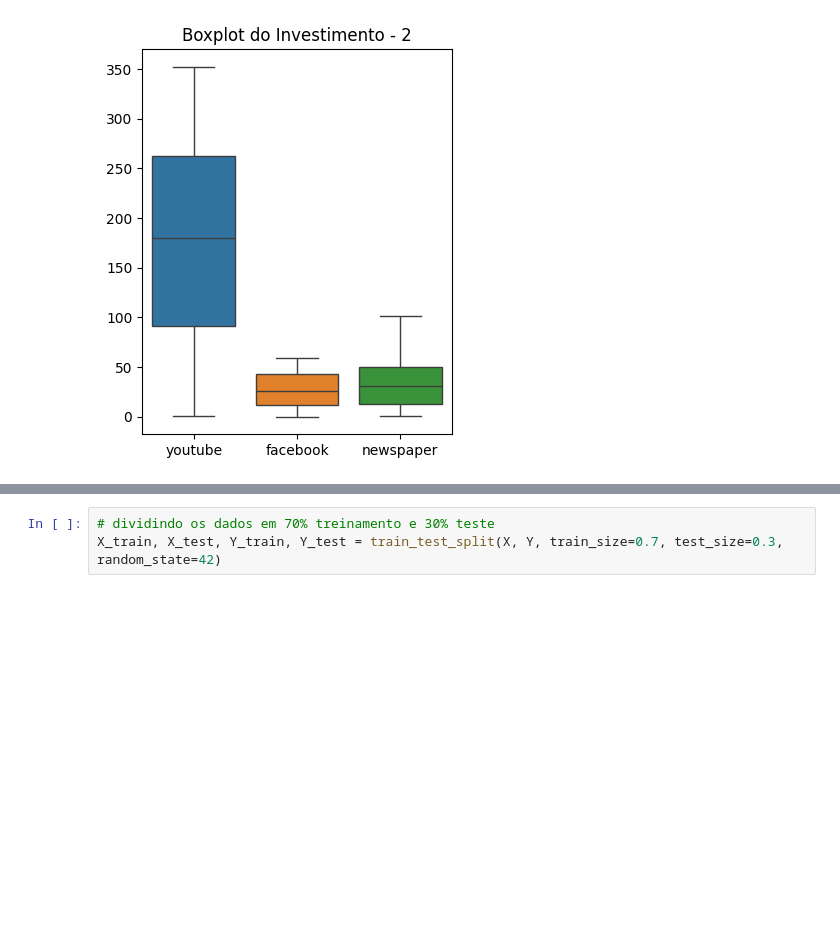
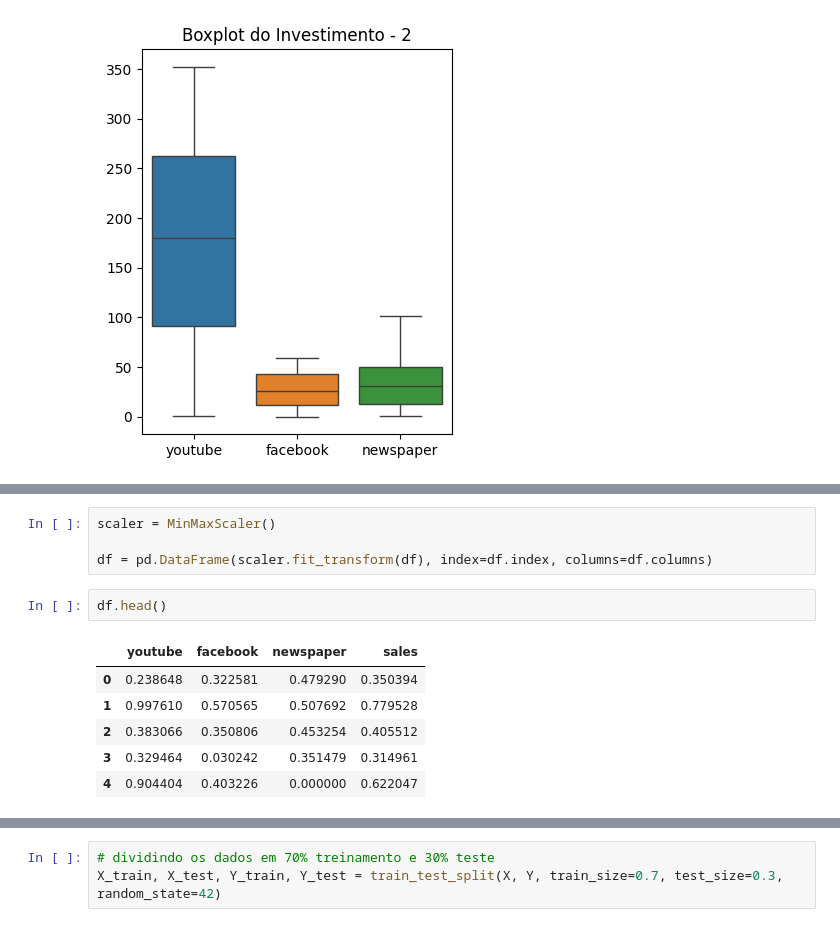
Before and after one commit to leandroboteon/linear-regression-sales-forecast, a Jupyter notebook: Regressao_para_MKT.ipynb, the cells around one changed output, grey strips where cells are left out. Saved outputs shown, nothing was run; the diff lists cells and outputs as text; blank space fills up the shorter version.

```diff
--- a/Regressao_para_MKT.ipynb
+++ b/Regressao_para_MKT.ipynb
@@ -157,0 +153,13 @@ Y = df["sales"]
+# %%
+scaler = MinMaxScaler()
+
+df = pd.DataFrame(scaler.fit_transform(df), index=df.index, columns=df.columns)
+# %%
+df.head()
+# %% [output]
+|  | youtube | facebook | newspaper | sales |
+| 0 | 0.238648 | 0.322581 | 0.479290 | 0.350394 |
+| 1 | 0.997610 | 0.570565 | 0.507692 | 0.779528 |
+| 2 | 0.383066 | 0.350806 | 0.453254 | 0.405512 |
+| 3 | 0.329464 | 0.030242 | 0.351479 | 0.314961 |
+| 4 | 0.904404 | 0.403226 | 0.000000 | 0.622047 |
```
Also changed, not shown: parts of 33 cells of this notebook.
